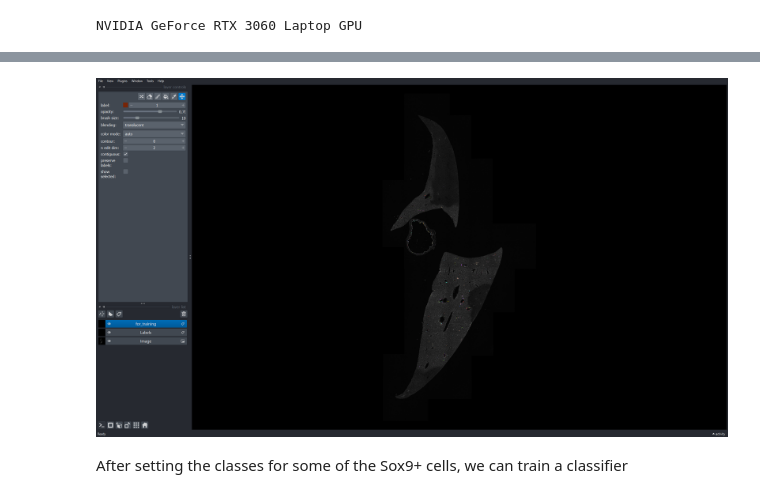
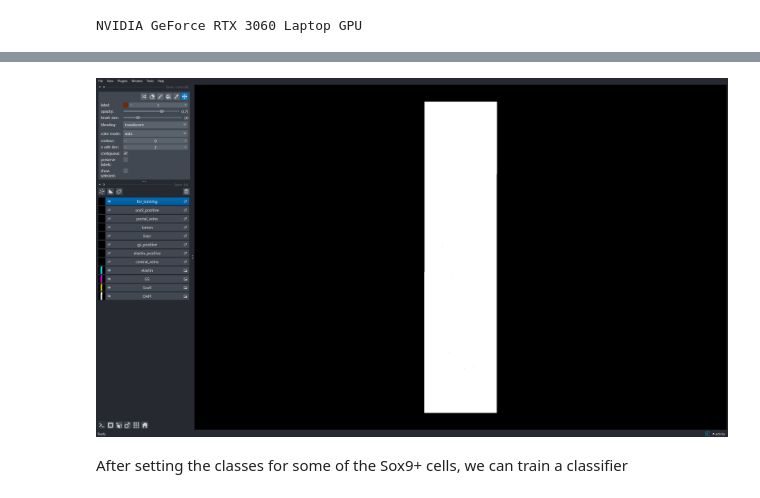
Before and after one commit to acorbat/gulliver, a Jupyter notebook: notebooks/bile_duct_classification.ipynb, the cells around one changed output, grey strips where cells are left out. Cells and saved outputs as stored; diff of their text form; code cells hidden in the pictures.

```diff
--- a/notebooks/bile_duct_classification.ipynb
+++ b/notebooks/bile_duct_classification.ipynb
@@ -53,0 +74,4 @@ WARNING:vispy:QWindowsWindow::setGeometry: Unable to set geometry 853x493-2559-6
+# %%
+DATA_DIR = Path("../data/6 B9-3 10x.zarr")
+
+image = get_image(DATA_DIR, 0)
@@ -54,10 +94,9 @@ WARNING:vispy:QWindowsWindow::setGeometry: Unable to set geometry 853x493-2559-6
 # %%
-for_training = imread("../train/sox9_class_for_training.tiff")
+for_training = imread("../train/bile_duct_classes_6 B9-3 10x.tiff")
 # %%
 viewer = napari.Viewer()
 
-viewer.add_image(image["Sox9"]["image"], contrast_limits=(0, 2**13))
-viewer.add_labels(segmentations["sox9_positive"]["labels"][:])
+viewer.open(DATA_DIR, plugin="napari-ome-zarr")
 viewer.add_labels(for_training)
 napari.utils.nbscreenshot(viewer)
 # %% [output]
@@ -66,3 +110,3 @@ WARNING:vispy:QWindowsWindow::setGeometry: Unable to set geometry 853x493-2559-6
-[figure, old version]
+[figure, new version]
 # %% [markdown]
 After setting the classes for some of the Sox9+ cells, we can train a classifier
```
Also changed, not shown: parts of 33 cells of this notebook, 3 other files.
